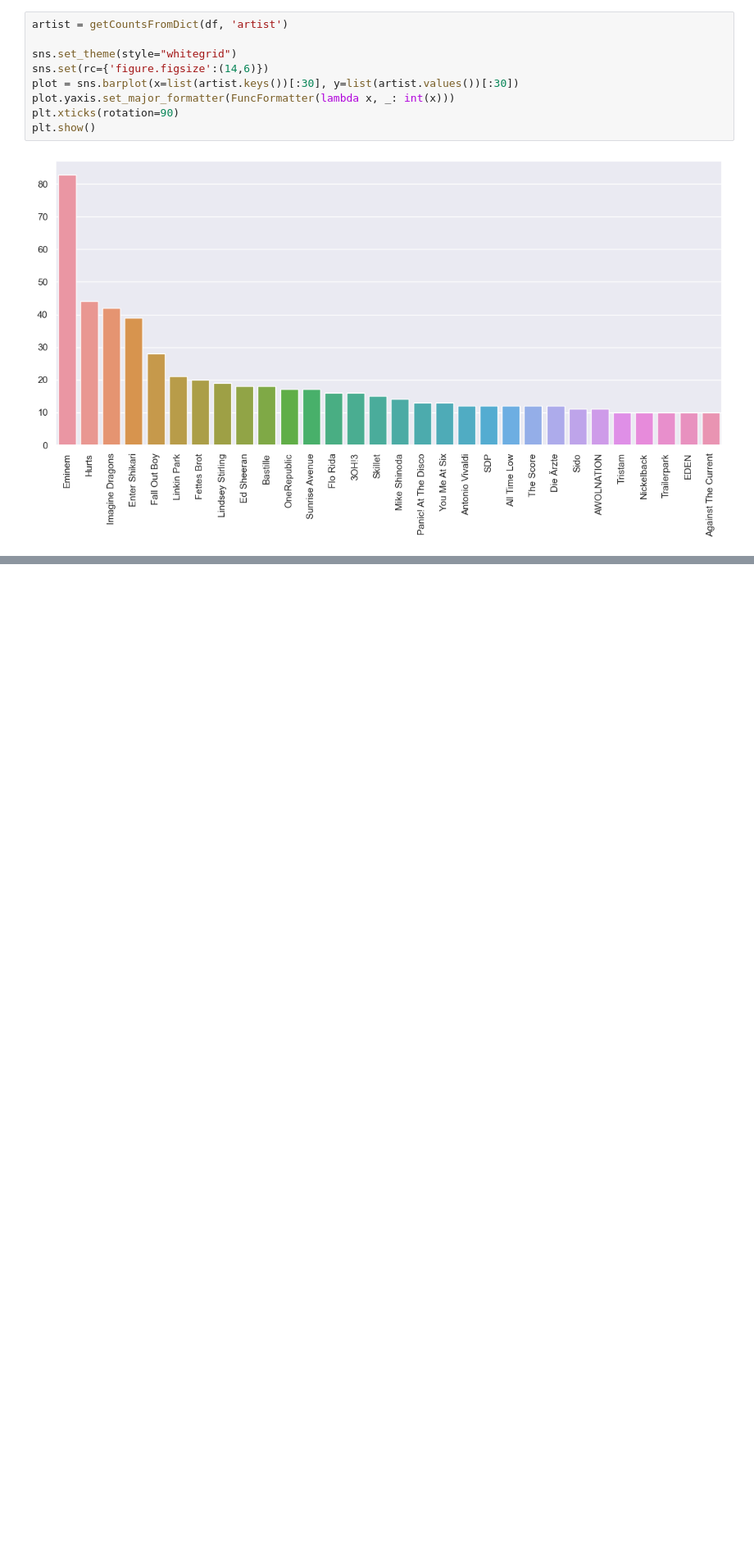
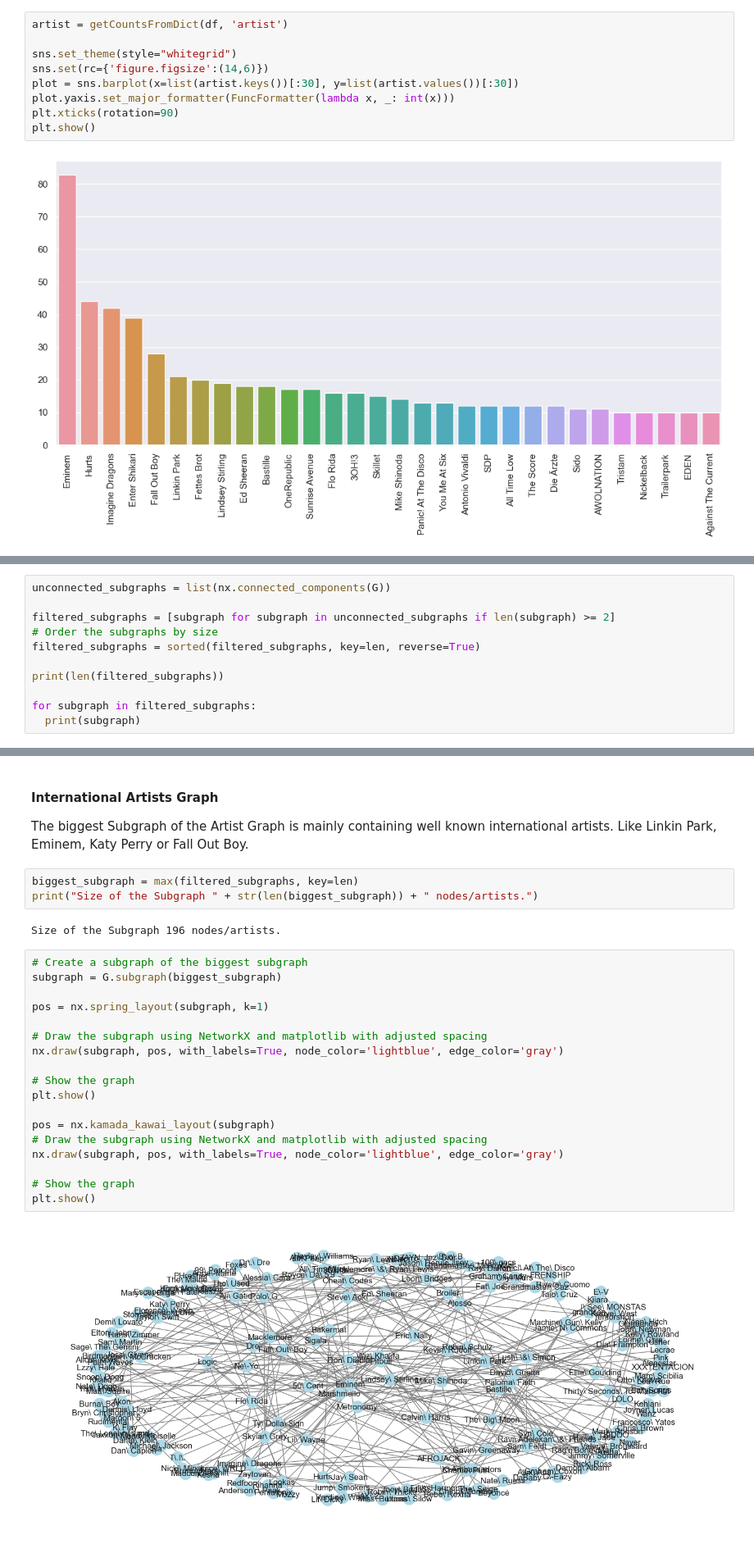
Before and after one commit to Lalaluka/DataDrivenMe, a Jupyter notebook: Spotify/spotify.ipynb, the cells around one changed output, grey strips where cells are left out. Shown at 82% size. Cells and saved outputs as stored; diff of their text form; blank space fills up the shorter version.

```diff
--- a/Spotify/spotify.ipynb
+++ b/Spotify/spotify.ipynb
@@ -177,0 +203,11 @@ print(association_results.head(10))
+# %%
+unconnected_subgraphs = list(nx.connected_components(G))
+
+filtered_subgraphs = [subgraph for subgraph in unconnected_subgraphs if len(subgraph) >= 2]
+# Order the subgraphs by size
+filtered_subgraphs = sorted(filtered_subgraphs, key=len, reverse=True)
+
+print(len(filtered_subgraphs))
+
+for subgraph in filtered_subgraphs:
+  print(subgraph)
@@ -177,0 +232,28 @@ print(association_results.head(10))
+# %% [markdown]
+#### International Artists Graph
+The biggest Subgraph of the Artist Graph is mainly containing well known international artists. Like Linkin Park, Eminem, Katy Perry or Fall Out Boy.
+# %%
+biggest_subgraph = max(filtered_subgraphs, key=len)
+print("Size of the Subgraph " + str(len(biggest_subgraph)) + " nodes/artists.")
+# %% [output]
+Size of the Subgraph 196 nodes/artists.
+# %%
+# Create a subgraph of the biggest subgraph
+subgraph = G.subgraph(biggest_subgraph)
+
+pos = nx.spring_layout(subgraph, k=1)
+
+# Draw the subgraph using NetworkX and matplotlib with adjusted spacing
+nx.draw(subgraph, pos, with_labels=True, node_color='lightblue', edge_color='gray')
+
+# Show the graph
+plt.show()
+
+pos = nx.kamada_kawai_layout(subgraph)
+# Draw the subgraph using NetworkX and matplotlib with adjusted spacing
+nx.draw(subgraph, pos, with_labels=True, node_color='lightblue', edge_color='gray')
+
+# Show the graph
+plt.show()
+# %% [output]
+[figure, added]
```
Also changed, not shown: parts of 12 cells of this notebook, 3 other files.
